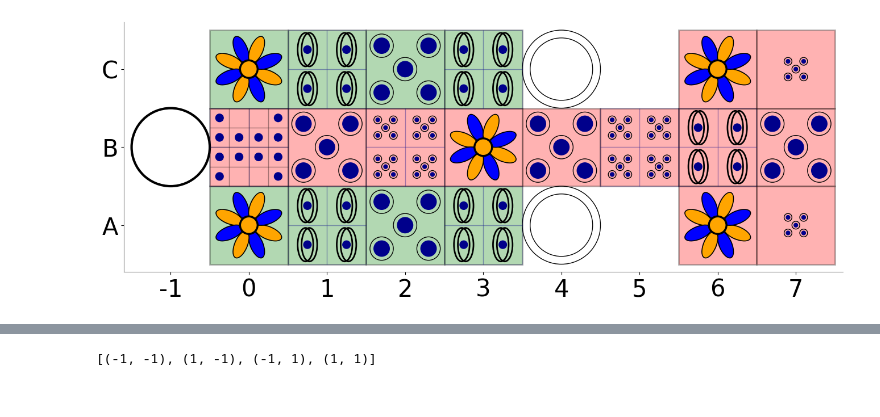
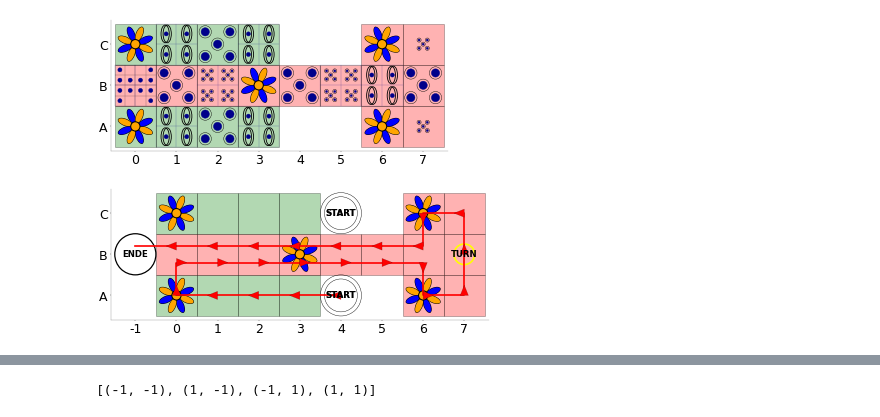
Before and after one commit to LukasWallisch/game-ur-analysis, a Jupyter notebook: src/theory/Spielfelder.ipynb, the cells around one changed output, grey strips where cells are left out. Saved outputs shown, nothing was run; the diff lists cells and outputs as text; code cells hidden in the pictures.

```diff
--- a/src/theory/Spielfelder.ipynb
+++ b/src/theory/Spielfelder.ipynb
@@ -24,7 +24,7 @@ from matplotlib import patheffects
 mplstyle.use('fast')
 mplstyle.use('default')
 
-# mpl.rcParams['figure.dpi'] = 300
+mpl.rcParams['figure.dpi'] = 30
 mpl.rcParams['figure.figsize'] = [10, 20]
 
 
@@ -37,7 +37,7 @@ mpl.rc('font', **font)
 colors = ["lightgreen", "yellow", "red"]
 cmap = LinearSegmentedColormap.from_list("mycmap", colors)
 # %%
-def draw_gameboard(ax,noEnd=False, rotate=False,dimitry=False,clear=False):
+def draw_gameboard(ax,noEnd=False,noStart=False, rotate=False,dimitry=False,clear=False):
     if rotate:
         draw_squares(ax,[1,2,3,4],[0,2],"prepare",clear)
         draw_squares(ax,list(range(1,9)),[1],"fight",clear)
@@ -48,9 +48,10 @@ def draw_gameboard(ax,noEnd=False, rotate=False,dimitry=False,clear=False):
         draw_stars(ax,[1,7],[0,2])
         draw_stars(ax,[4],[1])
         if not clear:
-            draw_circles(ax,[5],[0,2],"start")
+            if not noStart:
+                draw_circles(ax,[5],[0,2],"start")
             if not noEnd:
-                draw_circles(ax,[6],[0,2],"end")
+                draw_circles(ax,[6],[0,2],"ende")
 # %%
 def formatAxis(ax,xlim,ylim,xticksRange=(0,9)):
     ax.set_yticks([0, 1, 2], ["A", "B", "C"])
@@ -86,24 +110,48 @@ formatAxis(ax["p0"],(.4,8.6),(-0.6,2.6))
+# %%
+figDimitry, ax = plt.subplot_mosaic([["p0"]], figsize=[15, 5], constrained_layout=True)
+
+draw_gameboard(ax["p0"],noEnd=True,noStart=True,rotate=True,dimitry=True)
+# draw_circles(ax["p0"],0,1,"ende")
+
+x = [0,0, 0, 0, 0, 1, 1, 1, 1, 1, 1, 1, 0, 0, 1, 2,2,1,1,1,1,1,1,1,1]
+y = [5, 4, 3, 2, 1, 1, 2, 3, 4, 5, 6, 7, 7, 8, 8, 8,7,7,6,5,4,3,2,1,0]
+
+x0 = x[:5] + [x_ - 0.2 for x_ in x[5:12]]+x[12:17] + [x_ + 0.2 for x_ in x[17:]]
+
+# draw_path(ax["p0"],y, x0, "red")
+# draw_circles(ax["p0"],8,1,"turn")
+draw_fives(ax["p0"],8,[0,2],"small")
+draw_fives(ax["p0"],3,[0,2],"normal")
+draw_fives(ax["p0"],[2,5,8],1,"normal")
+draw_4fives(ax["p0"],[3,6],1)
+draw_4eyes(ax["p0"],[2,4],[0,2])
+draw_4eyes(ax["p0"],7,1)
+draw_steps(ax["p0"],1,1)
+
+formatAxis(ax["p0"],(.4,8.6),(-0.6,2.6))
+# %% [output]
+[figure, added]
 # %%
-figB, ax = plt.subplot_mosaic([["p0"]], figsize=[15, 5], constrained_layout=True)
+figDimitryPath, ax = plt.subplot_mosaic([["p0"]], figsize=[15, 5], constrained_layout=True)
 
 draw_gameboard(ax["p0"],noEnd=True,rotate=True,dimitry=True)
-draw_circles(ax["p0"],0,1,"end")
+draw_circles(ax["p0"],0,1,"ende")
 
 x = [0,0, 0, 0, 0, 1, 1, 1, 1, 1, 1, 1, 0, 0, 1, 2,2,1,1,1,1,1,1,1,1]
 y = [5, 4, 3, 2, 1, 1, 2, 3, 4, 5, 6, 7, 7, 8, 8, 8,7,7,6,5,4,3,2,1,0]
 
 x0 = x[:5] + [x_ - 0.2 for x_ in x[5:12]]+x[12:17] + [x_ + 0.2 for x_ in x[17:]]
 
-# draw_path(ax["p0"],y, x0, "red")
-# draw_circles(ax["p0"],8,1,"turn")
-draw_fives(ax["p0"],8,[0,2],"small")
-draw_fives(ax["p0"],3,[0,2],"normal")
-draw_fives(ax["p0"],[2,5,8],1,"normal")
-draw_4fives(ax["p0"],[3,6],1)
-draw_4eyes(ax["p0"],[2,4],[0,2])
-draw_4eyes(ax["p0"],7,1)
-draw_steps(ax["p0"],1,1)
+draw_path(ax["p0"],y, x0, "red")
+draw_circles(ax["p0"],8,1,"turn")
+# draw_fives(ax["p0"],8,[0,2],"small")
+# draw_fives(ax["p0"],3,[0,2],"normal")
+# draw_fives(ax["p0"],[2,5,8],1,"normal")
+# draw_4fives(ax["p0"],[3,6],1)
+# draw_4eyes(ax["p0"],[2,4],[0,2])
+# draw_4eyes(ax["p0"],7,1)
+# draw_steps(ax["p0"],1,1)
 
 formatAxis(ax["p0"],(-.6,8.6),(-0.6,2.6))
 # %% [output]
-[figure, old version]
+[figure, new version]
```
Also changed, not shown: parts of 5 cells of this notebook, 2 other files.
